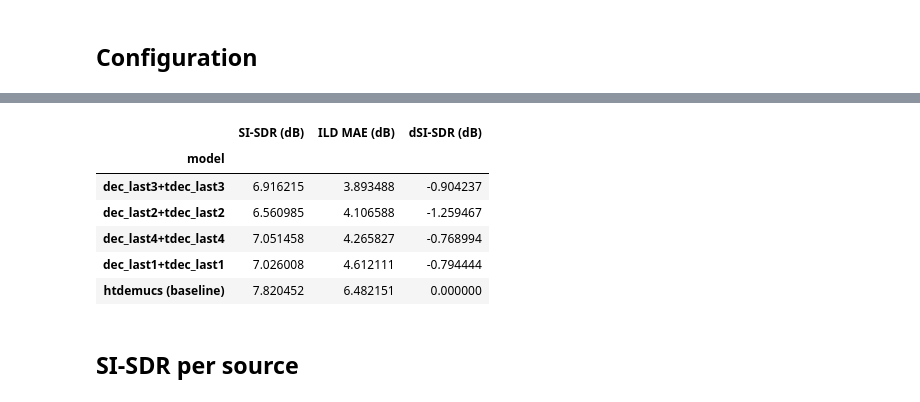
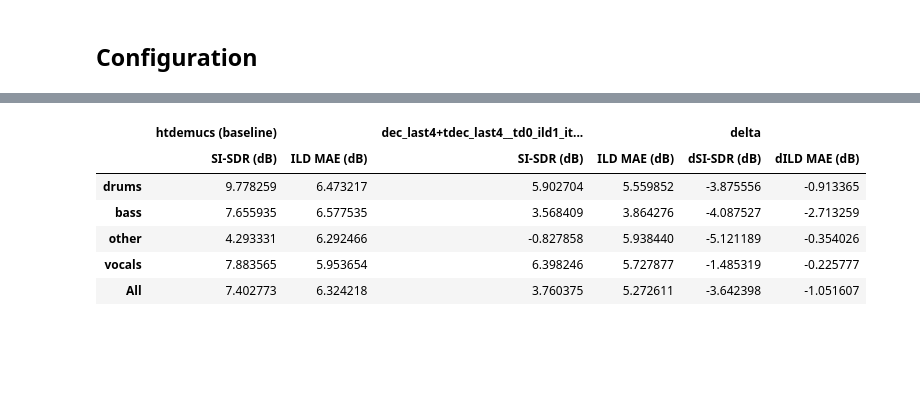
Before and after one commit to polimi-ispl/sahtdemucs, a Jupyter notebook: notebook/TestHTDemucsSpatial.ipynb, the cells around one changed output, grey strips where cells are left out. Drawn from its saved outputs; the diff is of its cells as text; code cells hidden in the pictures; blank space fills up the shorter version.

```diff
--- a/notebook/TestHTDemucsSpatial.ipynb
+++ b/notebook/TestHTDemucsSpatial.ipynb
@@ -226,7 +236,7 @@ def evaluate_on_tracks(net, tracks, tag, out_dir: Optional[Path] = None) -> dict
     for idx, track_dir in enumerate(tracks, 1):
         mix_path = track_dir / "mixture.wav"
         if not mix_path.exists():
-            print(f"[{idx}/{len(tracks)}] SKIP — no mixture.wav")
+            print(f"[{idx}/{len(tracks)}] SKIP - no mixture.wav")
             continue
         print(f"[{idx}/{len(tracks)}] {track_dir.name} ...", end=" ", flush=True)
         t0 = time.perf_counter()
@@ -250,24 +260,17 @@ def evaluate_on_tracks(net, tracks, tag, out_dir: Optional[Path] = None) -> dict
             T   = min(tgt.shape[-1], est.shape[-1])
             tgt, est = tgt[:, :T], est[:, :T]
 
-            m = dict(
+            track_res[src] = dict(
                 si_sdr=si_sdr(est, tgt),
                 ild_bands_mae=ild_bands_mae(
                     est, tgt, n_fft=EVAL["n_fft"], hop_length=EVAL["hop_length"],
                     n_bands=EVAL["n_bands"], scale=EVAL["scale"], sample_rate=SAMPLE_RATE,
                 ),
             )
-            if COMPUTE_ITD:
-                m["itd_bands_mae"] = itd_bands_mae(
-                    est, tgt, n_fft=EVAL["n_fft"], hop_length=EVAL["hop_length"],
-                    n_bands=EVAL["n_bands"], scale=EVAL["scale"], sample_rate=SAMPLE_RATE,
-                    max_lag=EVAL["max_lag"], beta=EVAL["beta"],
-                )
-            track_res[src] = m
         res[track_dir.name] = track_res
         print(f"done ({time.perf_counter() - t0:.1f}s)")
 
-    print(f"{tag}: evaluation complete — {len(res)} tracks.\n")
+    print(f"{tag}: evaluation complete - {len(res)} tracks.\n")
     return res
 
 # Collect the test tracks
@@ -401,42 +403,32 @@ separation / spatial-fidelity trade-off at a glance.
 # %%
 def aggregate(res):
-    ag = {src: {"si_sdr": [], "ild_bands_mae": [], "itd_bands_mae": []} for src in SOURCES}
+    ag = {src: {"si_sdr": [], "ild_bands_mae": []} for src in SOURCES}
     for track_res in res.values():
         for src, m in track_res.items():
             ag[src]["si_sdr"].append(m["si_sdr"])
             ag[src]["ild_bands_mae"].append(m["ild_bands_mae"])
-            if "itd_bands_mae" in m:
-                ag[src]["itd_bands_mae"].append(m["itd_bands_mae"])
     return ag
 
-def per_source_scalar(ag):
-    """(si_sdr[src], ild_mae[src]) means over tracks, per source."""
-    si  = {s: float(np.mean(ag[s]["si_sdr"]))                     for s in SOURCES}
-    ild = {s: float(np.mean(np.mean(ag[s]["ild_bands_mae"], 0)))  for s in SOURCES}
-    return si, ild
+def per_source_table(ag) -> pd.DataFrame:
+    """Means over tracks, per source (+ `All` row): SI-SDR and scalar ILD MAE."""
+    df = pd.DataFrame({
+        "SI-SDR (dB)":  {s: float(np.mean(ag[s]["si_sdr"]))                    for s in SOURCES},
+        "ILD MAE (dB)": {s: float(np.mean(np.mean(ag[s]["ild_bands_mae"], 0))) for s in SOURCES},
+    }).reindex(SOURCES)
+    df.loc["All"] = df.mean(axis=0)
+    return df
 
 agg_by_model = {label: aggregate(res) for label, res in results_by_model.items()}
 
-# ── Build the ranked summary table ────────────────────────────────────────────
-rows = []
-for label, ag in agg_by_model.items():
-    si, ild = per_source_scalar(ag)
-    rows.append({
-        "model":       label,
-        "SI-SDR (dB)": float(np.mean(list(si.values()))),
-        "ILD MAE (dB)": float(np.mean(list(ild.values()))),
-    })
-summary = pd.DataFrame(rows).set_index("model")
+base_table = per_source_table(agg_by_model[BASELINE_LABEL])
+run_table  = per_source_table(agg_by_model[RUN])
 
-# ΔSI-SDR relative to the baseline (if present)
-if BASELINE_LABEL in summary.index:
-    summary["dSI-SDR (dB)"] = summary["SI-SDR (dB)"] - summary.loc[BASELINE_LABEL, "SI-SDR (dB)"]
+summary = pd.concat({BASELINE_LABEL: base_table, RUN: run_table}, axis=1)
+summary[("delta", "dSI-SDR (dB)")]  = run_table["SI-SDR (dB)"]  - base_table["SI-SDR (dB)"]
+summary[("delta", "dILD MAE (dB)")] = run_table["ILD MAE (dB)"] - base_table["ILD MAE (dB)"]
 
-summary = summary.sort_values("ILD MAE (dB)", ascending=True)
-
-print(f"Freeze-strategy comparison — {len(tracks)} test tracks "
-      f"(ranked best -> worst ILD MAE)\n")
-with pd.option_context("display.float_format", lambda x: f"{x:+.3f}"):
+print(f"{RUN} vs {BASELINE_LABEL} - {len(tracks)} test tracks\n")
+with pd.option_context("display.float_format", lambda x: f"{x:+.3f}", "display.width", 200):
     print(summary)
 summary
 # %% [output]
@@ -452,9 +444,7 @@ htdemucs (baseline)        +7.820        +6.482        +0.000
-|  | SI-SDR (dB) | ILD MAE (dB) | dSI-SDR (dB) |
-| model |  |  |  |
-| dec_last3+tdec_last3 | 6.916215 | 3.893488 | -0.904237 |
-| dec_last2+tdec_last2 | 6.560985 | 4.106588 | -1.259467 |
-| dec_last4+tdec_last4 | 7.051458 | 4.265827 | -0.768994 |
-| dec_last1+tdec_last1 | 7.026008 | 4.612111 | -0.794444 |
-| htdemucs (baseline) | 7.820452 | 6.482151 | 0.000000 |
+|  | htdemucs (baseline) |  | dec_last4+tdec_last4__td0_ild1_it... |  | delta |  |
+|  | SI-SDR (dB) | ILD MAE (dB) | SI-SDR (dB) | ILD MAE (dB) | dSI-SDR (dB) | dILD MAE (dB) |
+| drums | 9.778259 | 6.473217 | 5.902704 | 5.559852 | -3.875556 | -0.913365 |
+| bass | 7.655935 | 6.577535 | 3.568409 | 3.864276 | -4.087527 | -2.713259 |
+| other | 4.293331 | 6.292466 | -0.827858 | 5.938440 | -5.121189 | -0.354026 |
+| vocals | 7.883565 | 5.953654 | 6.398246 | 5.727877 | -1.485319 | -0.225777 |
+| All | 7.402773 | 6.324218 | 3.760375 | 5.272611 | -3.642398 | -1.051607 |
-# %% [markdown]
-## SI-SDR per source
```
Also changed, not shown: parts of 17 cells of this notebook, 6 other files.
